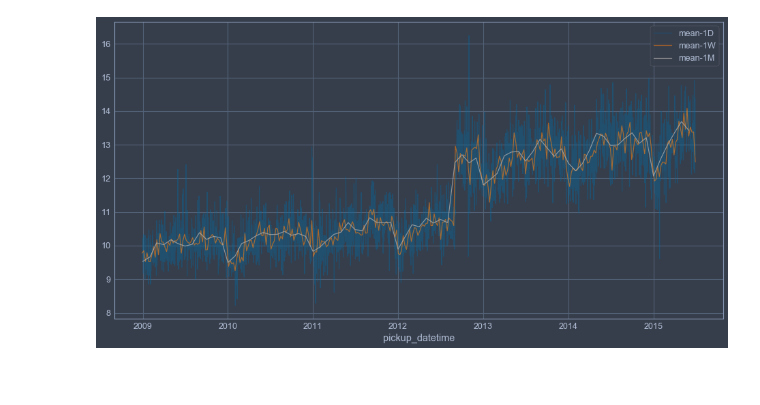
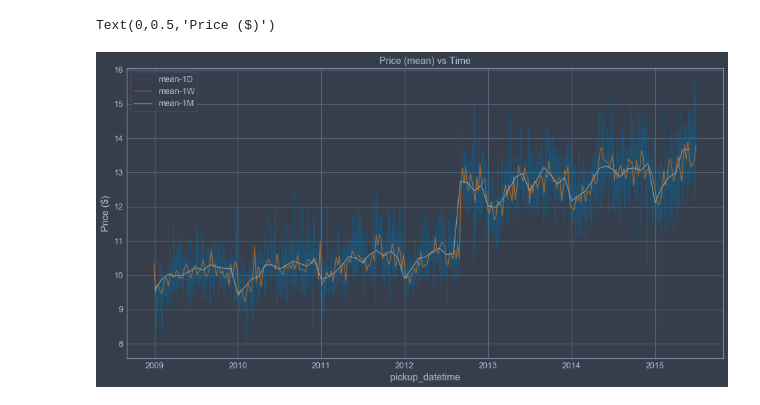
Before and after one commit to ziggyzacks/kaggle, a Jupyter notebook: taxi-fares/explore.ipynb, the cells around one changed output. Drawn from its saved outputs; the diff is of its cells as text; code cells hidden in the pictures; blank space fills up the shorter version.

Commit message:
couple more plots

```diff
--- a/taxi-fares/explore.ipynb
+++ b/taxi-fares/explore.ipynb
@@ -10,7 +10,7 @@ plt.style.use('tableau-colorblind10')
 # %%
 df = pd.read_feather('data/train.feather')
 # %%
-OPS = ['mean', 'median']
+OPS = ['mean', 'median', 'std']
 
 def aggregate(data, time_slice, sample=None):
     if sample is not None:
@@ -30,17 +30,20 @@ Wall time: 29.4 s
 # %%
 ax = plt.axes()
 
 # skipping hour scale for now
 not_hour = set(filter(lambda c: 'H' not in c, TIME_SLICES))
 alpha_step = 0.2
 alpha = 1 - (len(not_hour) * alpha_step)
 
 for scale, aggs in reversed(list(grouped.items())):
     # skip hour scale for now
     if scale in not_hour:
         cols = [c for c in aggs.columns if 'mean' in c]
         aggs[cols].plot(ax=ax, alpha=alpha)
         # make it more subtle as the scale gets smaller
         alpha += alpha_step
+plt.title('Price (mean) vs Time')
+plt.ylabel('Price ($)')
 # %% [output]
+Text(0,0.5,'Price ($)')
-[figure, old version]
+[figure, new version]
```
Also changed, not shown: parts of 6 cells of this notebook.
